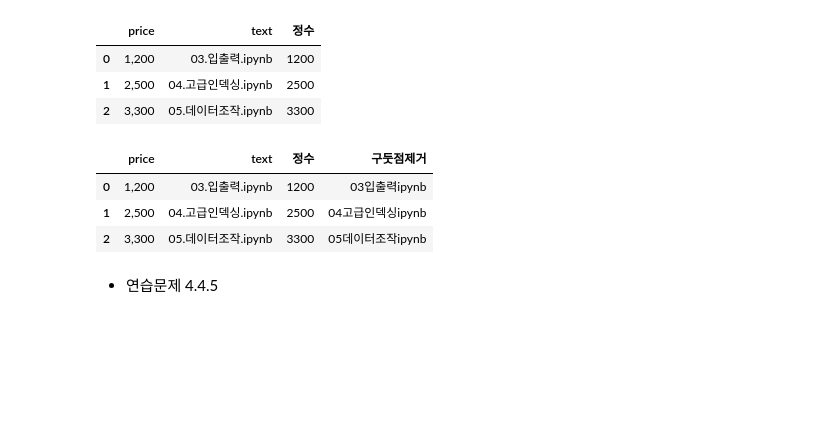
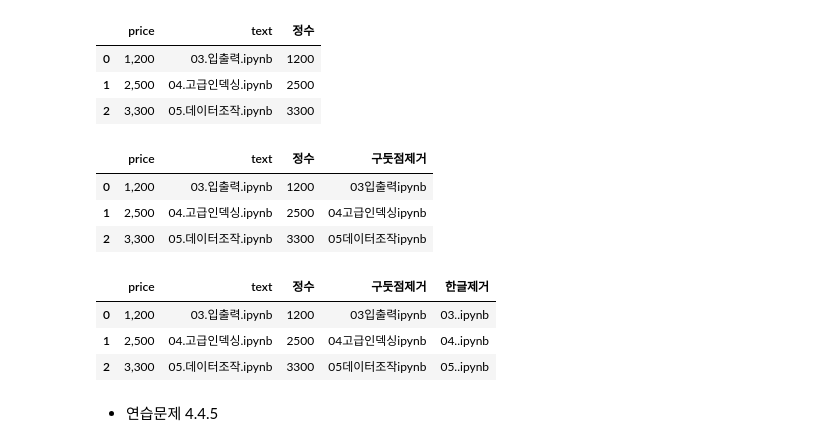
Before and after one commit to ckiekim/DataAnalysis_Lecture-2023.04, a Jupyter notebook: 02.Pandas/05.데이터조작.ipynb, the cells around one changed output. Cells and saved outputs as stored; diff of their text form; code cells hidden in the pictures; blank space fills up the shorter version.

```diff
--- a/02.Pandas/05.데이터조작.ipynb
+++ b/02.Pandas/05.데이터조작.ipynb
@@ -323,5 +323,13 @@ df3
 | 0 | 1,200 | 03.입출력.ipynb | 1200 | 03입출력ipynb |
 | 1 | 2,500 | 04.고급인덱싱.ipynb | 2500 | 04고급인덱싱ipynb |
 | 2 | 3,300 | 05.데이터조작.ipynb | 3300 | 05데이터조작ipynb |
+# %%
+df3['한글제거'] = df3.text.replace('[ㄱ-ㅎㅏ-ㅣ가-힣]','',regex=True)
+df3
+# %% [output]
+|  | price | text | 정수 | 구둣점제거 | 한글제거 |
+| 0 | 1,200 | 03.입출력.ipynb | 1200 | 03입출력ipynb | 03..ipynb |
+| 1 | 2,500 | 04.고급인덱싱.ipynb | 2500 | 04고급인덱싱ipynb | 04..ipynb |
+| 2 | 3,300 | 05.데이터조작.ipynb | 3300 | 05데이터조작ipynb | 05..ipynb |
 # %% [markdown]
 - 연습문제 4.4.5
```
Also changed, not shown: parts of 39 cells of this notebook, 4 other files.
